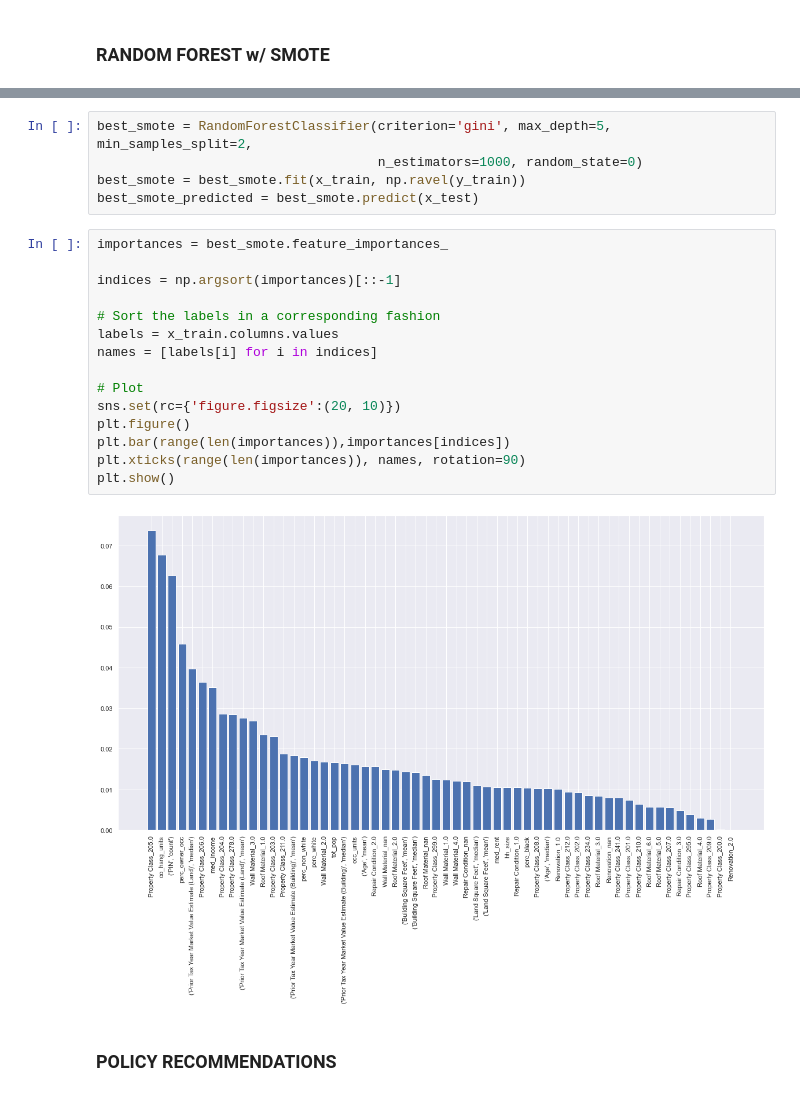
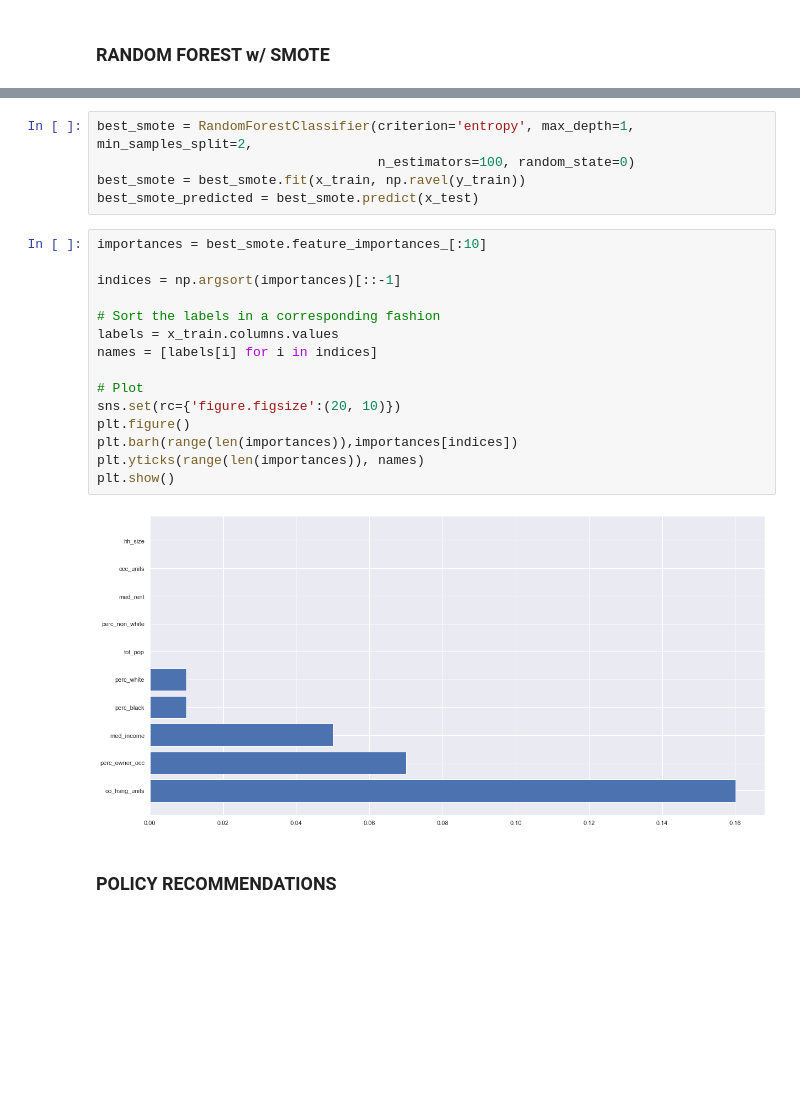
Before and after one commit to vbalza/chicago_water_lead, a Jupyter notebook: Random Forest Models.ipynb, the cells around one changed output, grey strips where cells are left out. Cells and saved outputs as stored; diff of their text form; blank space fills up the shorter version.

Commit message:
Tarren final updates to Random Forest

```diff
--- a/Random Forest Models.ipynb
+++ b/Random Forest Models.ipynb
@@ -271,25 +271,25 @@ ranked_cv[['param_RF__n_estimators', 'param_RF__criterion', 'param_RF__max_depth
 # %%
-best_smote = RandomForestClassifier(criterion='gini', max_depth=5, min_samples_split=2,
-                                    n_estimators=1000, random_state=0)
+best_smote = RandomForestClassifier(criterion='entropy', max_depth=1, min_samples_split=2,
+                                    n_estimators=100, random_state=0)
 best_smote = best_smote.fit(x_train, np.ravel(y_train))
 best_smote_predicted = best_smote.predict(x_test)
 # %%
-importances = best_smote.feature_importances_
+importances = best_smote.feature_importances_[:10]
 
 indices = np.argsort(importances)[::-1]
 
 # Sort the labels in a corresponding fashion
 labels = x_train.columns.values
 names = [labels[i] for i in indices]
 
 # Plot
 sns.set(rc={'figure.figsize':(20, 10)})
 plt.figure()
-plt.bar(range(len(importances)),importances[indices])
-plt.xticks(range(len(importances)), names, rotation=90)
+plt.barh(range(len(importances)),importances[indices])
+plt.yticks(range(len(importances)), names)
 plt.show()
 # %% [output]
-[figure, old version]
+[figure, new version]
 # %% [markdown]
 ### POLICY RECOMMENDATIONS
 # %%
```
Also changed, not shown: parts of 3 cells of this notebook.
